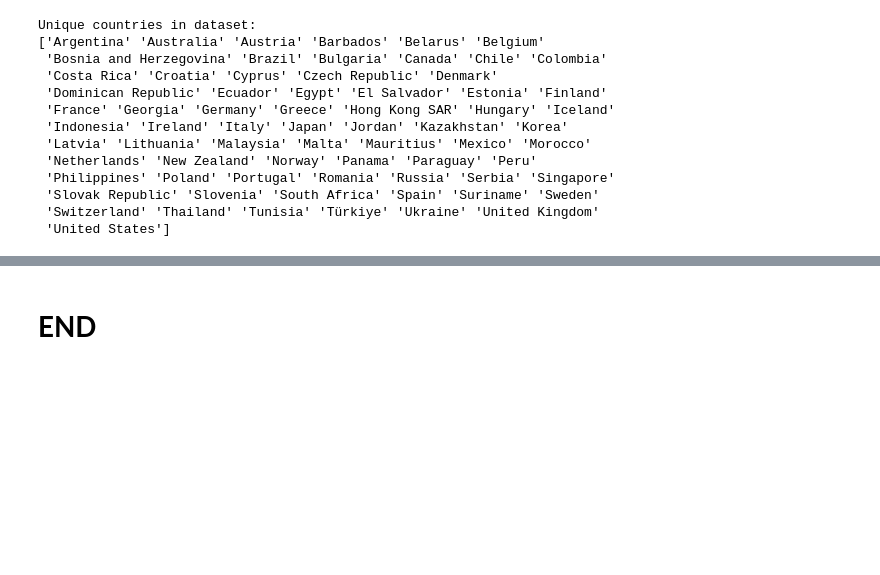
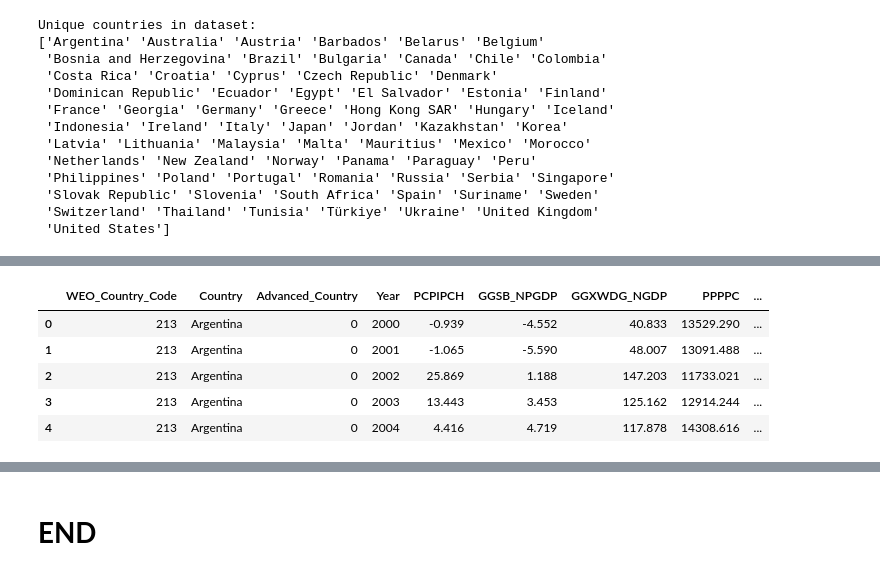
Before and after one commit to MohamedataS/Inflation-Forecasting-PanelModels, a Jupyter notebook: 04-Descriptive_Correlation_Analysis/01-Data_Analysis.ipynb, the cells around one changed output, grey strips where cells are left out. Saved outputs shown, nothing was run; the diff lists cells and outputs as text; code cells hidden in the pictures; blank space fills up the shorter version.

```diff
--- a/04-Descriptive_Correlation_Analysis/01-Data_Analysis.ipynb
+++ b/04-Descriptive_Correlation_Analysis/01-Data_Analysis.ipynb
@@ -470,0 +489,42 @@ plt.show()
+# %%
+
+# Reorder columns based on priority to control inflation
+# (Ensure column names match exactly what exists in your DataFrame)
+
+ordered_columns = [
+    # 8. Metadata
+    "WEO_Country_Code", "Country", "Advanced_Country", "Year",
+
+    # 1. Inflation & Price Stability
+    "PCPIPCH",  # Inflation Rate (Consumer Prices, annual %)
+
+    # 2. Public Finance
+    "GGSB_NPGDP",   # General government structural balance
+    "GGXWDG_NGDP",  # General government gross debt (% of GDP)
+
+    # 3. Economic Output & Productivity & Exchange & Purchasing Power
+    "PPPPC",        # GDP per capita based on PPP
+
+    # 4. Exchange & Purchasing Power
+
+    # 5. International Trade & Balance
+    "TX_RPCH",      # Export volume growth
+    "TM_RPCH",      # Import volume growth
+
+    # 6. Savings & Investment
+    "NID_NGDP",     # Investment (% of GDP)
+
+]
+
+# Apply the new column order to the DataFrame
+df2 = df1[ordered_columns]
+
+# Display the first 5 rows to confirm new order
+display(df2.head())
+# %% [output]
+|  | WEO_Country_Code | Country | Advanced_Country | Year | PCPIPCH | GGSB_NPGDP | GGXWDG_NGDP | PPPPC | ... |
+| 0 | 213 | Argentina | 0 | 2000 | -0.939 | -4.552 | 40.833 | 13529.290 | ... |
+| 1 | 213 | Argentina | 0 | 2001 | -1.065 | -5.590 | 48.007 | 13091.488 | ... |
+| 2 | 213 | Argentina | 0 | 2002 | 25.869 | 1.188 | 147.203 | 11733.021 | ... |
+| 3 | 213 | Argentina | 0 | 2003 | 13.443 | 3.453 | 125.162 | 12914.244 | ... |
+| 4 | 213 | Argentina | 0 | 2004 | 4.416 | 4.719 | 117.878 | 14308.616 | ... |
```
Also changed, not shown: parts of 18 cells of this notebook, 12 other files.
